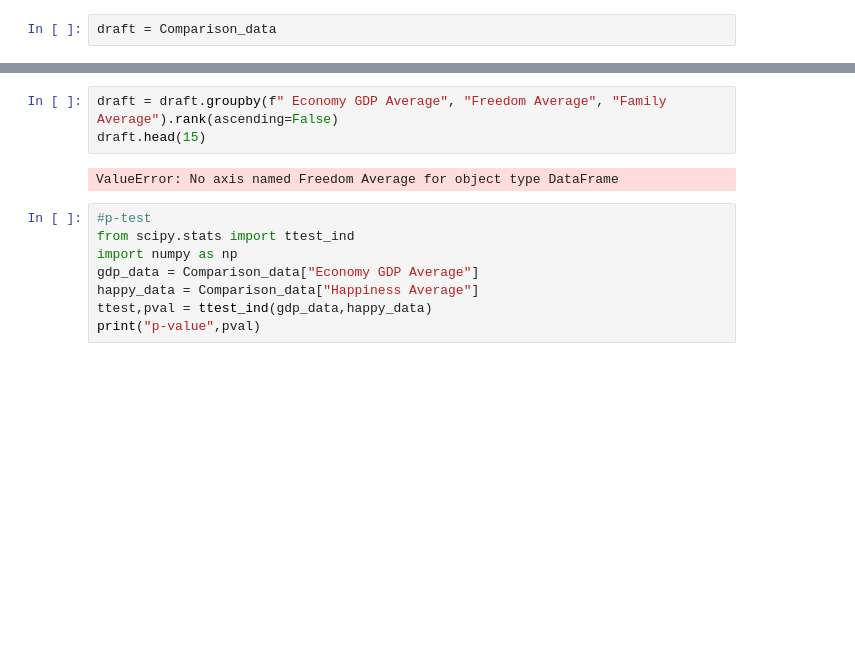
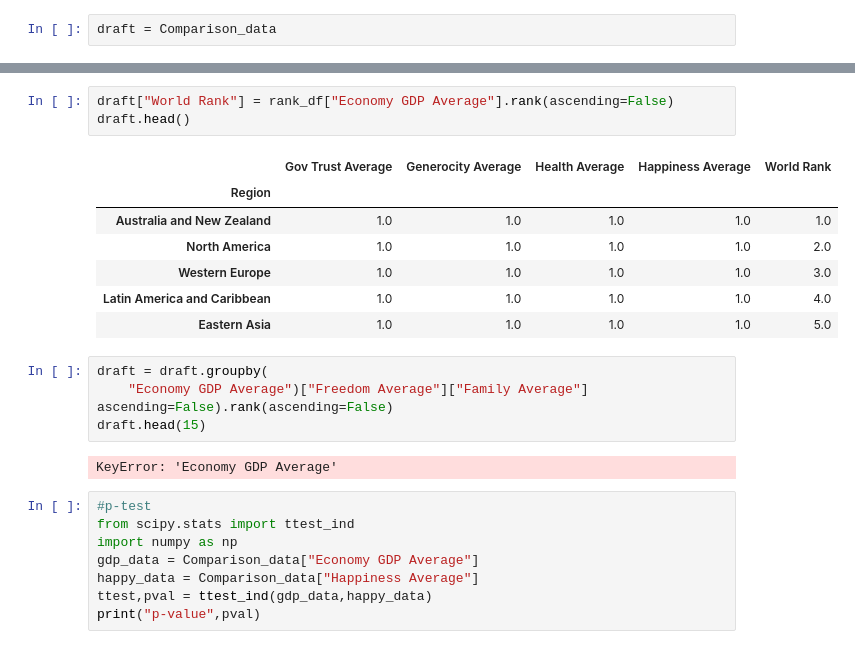
Before and after one commit to Alvin1359/world-happiness-report, a Jupyter notebook: Untitled.ipynb, the cells around one changed output, grey strips where cells are left out. Cells and saved outputs as stored; diff of their text form; blank space fills up the shorter version.

```diff
--- a/Untitled.ipynb
+++ b/Untitled.ipynb
@@ -717,8 +707,20 @@ draft.head()
+# %%
+draft["World Rank"] = rank_df["Economy GDP Average"].rank(ascending=False)
+draft.head()
+# %% [output]
+|  | Gov Trust Average | Generocity Average | Health Average | Happiness Average | World Rank |
+| Region |  |  |  |  |  |
+| Australia and New Zealand | 1.0 | 1.0 | 1.0 | 1.0 | 1.0 |
+| North America | 1.0 | 1.0 | 1.0 | 1.0 | 2.0 |
+| Western Europe | 1.0 | 1.0 | 1.0 | 1.0 | 3.0 |
+| Latin America and Caribbean | 1.0 | 1.0 | 1.0 | 1.0 | 4.0 |
+| Eastern Asia | 1.0 | 1.0 | 1.0 | 1.0 | 5.0 |
 # %%
-draft = draft.groupby(f" Economy GDP Average", "Freedom Average", "Family Average").rank(ascending=False)
+draft = draft.groupby(
+    "Economy GDP Average")["Freedom Average"]["Family Average"] ascending=False).rank(ascending=False)
 draft.head(15)
 # %% [output]
-ValueError: No axis named Freedom Average for object type DataFrame
+KeyError: 'Economy GDP Average'
 # %%
 #p-test
 from scipy.stats import ttest_ind
```
Also changed, not shown: parts of 2 cells of this notebook, 1 other file.
